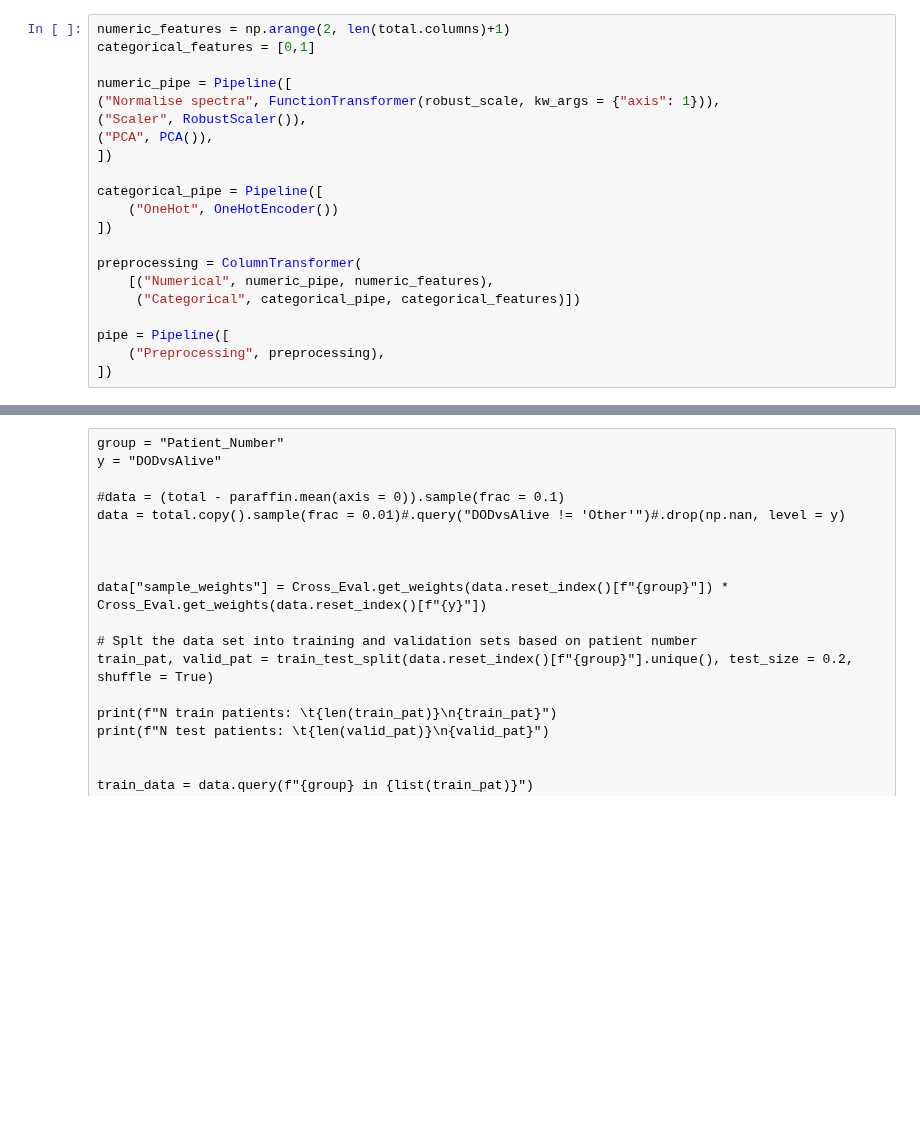
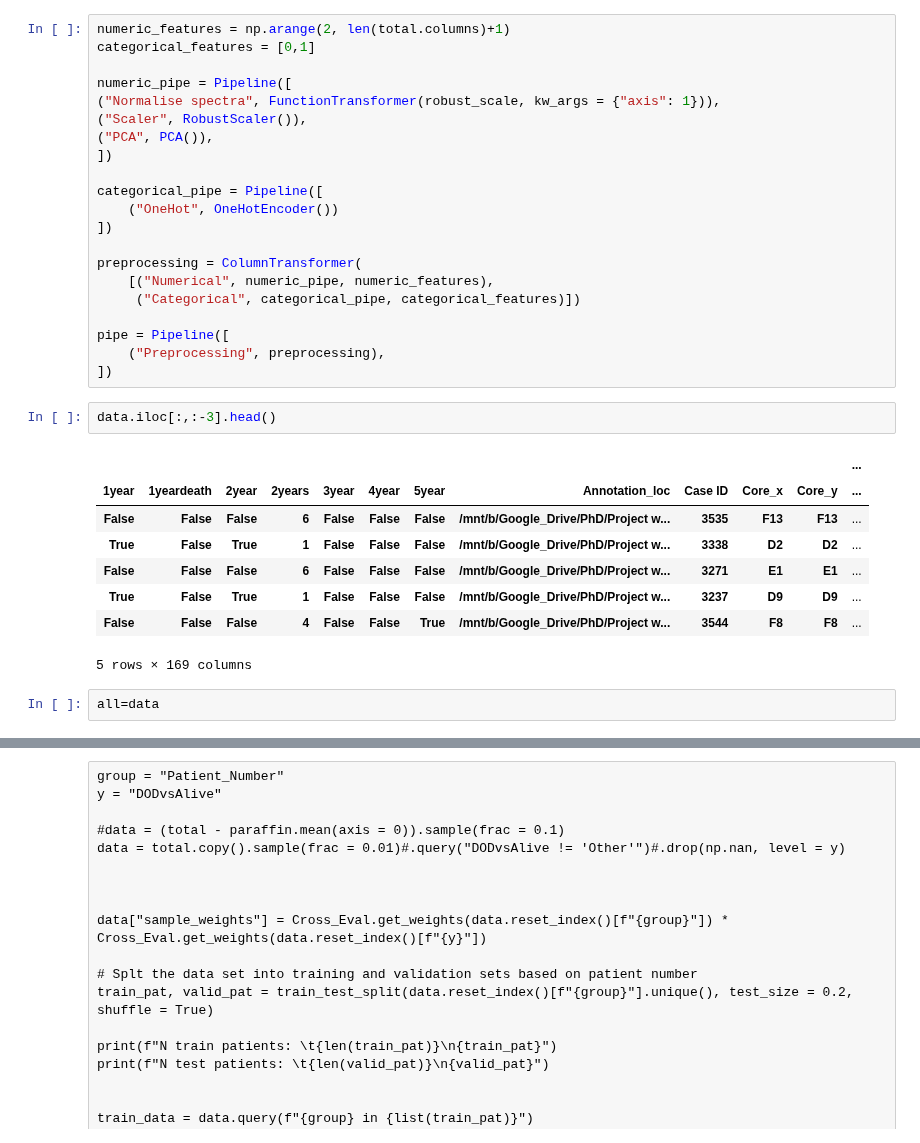
Before and after one commit to c-whitley/PHD, a Jupyter notebook: Prognosis.ipynb, the cells around one changed output, grey strips where cells are left out. Drawn from its saved outputs; the diff is of its cells as text; blank space fills up the shorter version.

```diff
--- a/Prognosis.ipynb
+++ b/Prognosis.ipynb
@@ -308,6 +308,19 @@ preprocessing = ColumnTransformer(
 pipe = Pipeline([
     ("Preprocessing", preprocessing),
 ])
+# %%
+data.iloc[:,:-3].head()
+# %% [output]
+|  |  |  |  |  |  |  |  |  |  |  | ... |
+| 1year | 1yeardeath | 2year | 2years | 3year | 4year | 5year | Annotation_loc | Case ID | Core_x | Core_y | ... |
+| False | False | False | 6 | False | False | False | /mnt/b/Google_Drive/PhD/Project w... | 3535 | F13 | F13 | ... |
+| True | False | True | 1 | False | False | False | /mnt/b/Google_Drive/PhD/Project w... | 3338 | D2 | D2 | ... |
+| False | False | False | 6 | False | False | False | /mnt/b/Google_Drive/PhD/Project w... | 3271 | E1 | E1 | ... |
+| True | False | True | 1 | False | False | False | /mnt/b/Google_Drive/PhD/Project w... | 3237 | D9 | D9 | ... |
+| False | False | False | 4 | False | False | True | /mnt/b/Google_Drive/PhD/Project w... | 3544 | F8 | F8 | ... |
+5 rows × 169 columns
+# %%
+all=data
 # %%
 y = "1yeardeath"
 
```
Also changed, not shown: parts of 7 cells of this notebook.
